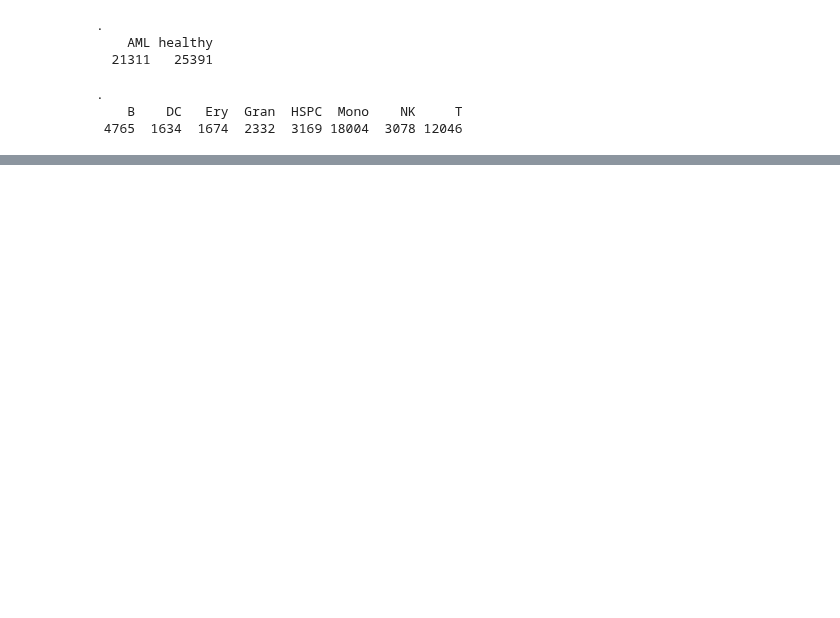
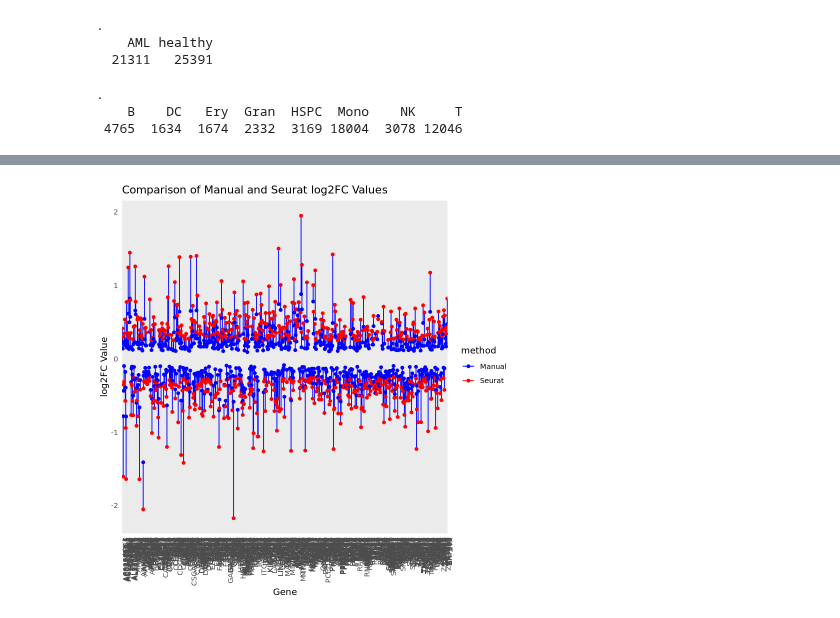
Before and after one commit to colomemaria/community-paper, a Jupyter notebook: src/method_comparison/compare_algorithms/prepare_data/run_seurat/run_seurat.ipynb, the cells around one changed output, grey strips where cells are left out. Drawn from its saved outputs; the diff is of its cells as text; code cells hidden in the pictures; blank space fills up the shorter version.

```diff
--- a/src/method_comparison/compare_algorithms/prepare_data/run_seurat/run_seurat.ipynb
+++ b/src/method_comparison/compare_algorithms/prepare_data/run_seurat/run_seurat.ipynb
@@ -180,0 +552,15 @@ write.csv(DEGs, "DEG_table.csv")
+# %%
+comparison_long <- comparison_df %>%
+  select(gene, log2FC_manual, avg_log2FC) %>%
+  pivot_longer(cols = -gene, names_to = "method", values_to = "log2FC_value") %>%
+  mutate(method = ifelse(method == "log2FC_manual", "Manual", "Seurat"))
+# %%
+ggplot(comparison_long, aes(x = gene, y = log2FC_value, group = gene, color = method)) +
+  geom_line() + # This draws lines between Manual and Seurat values for each gene
+  geom_point() + # This plots the log2FC values
+  theme_minimal() +
+  theme(axis.text.x = element_text(angle = 90, hjust = 1)) +
+  labs(x = "Gene", y = "log2FC Value", title = "Comparison of Manual and Seurat log2FC Values") +
+  scale_color_manual(values = c("Manual" = "blue", "Seurat" = "red"))
+# %% [output]
+[figure, added]
```
Also changed, not shown: parts of 35 cells of this notebook, 1 other file.
